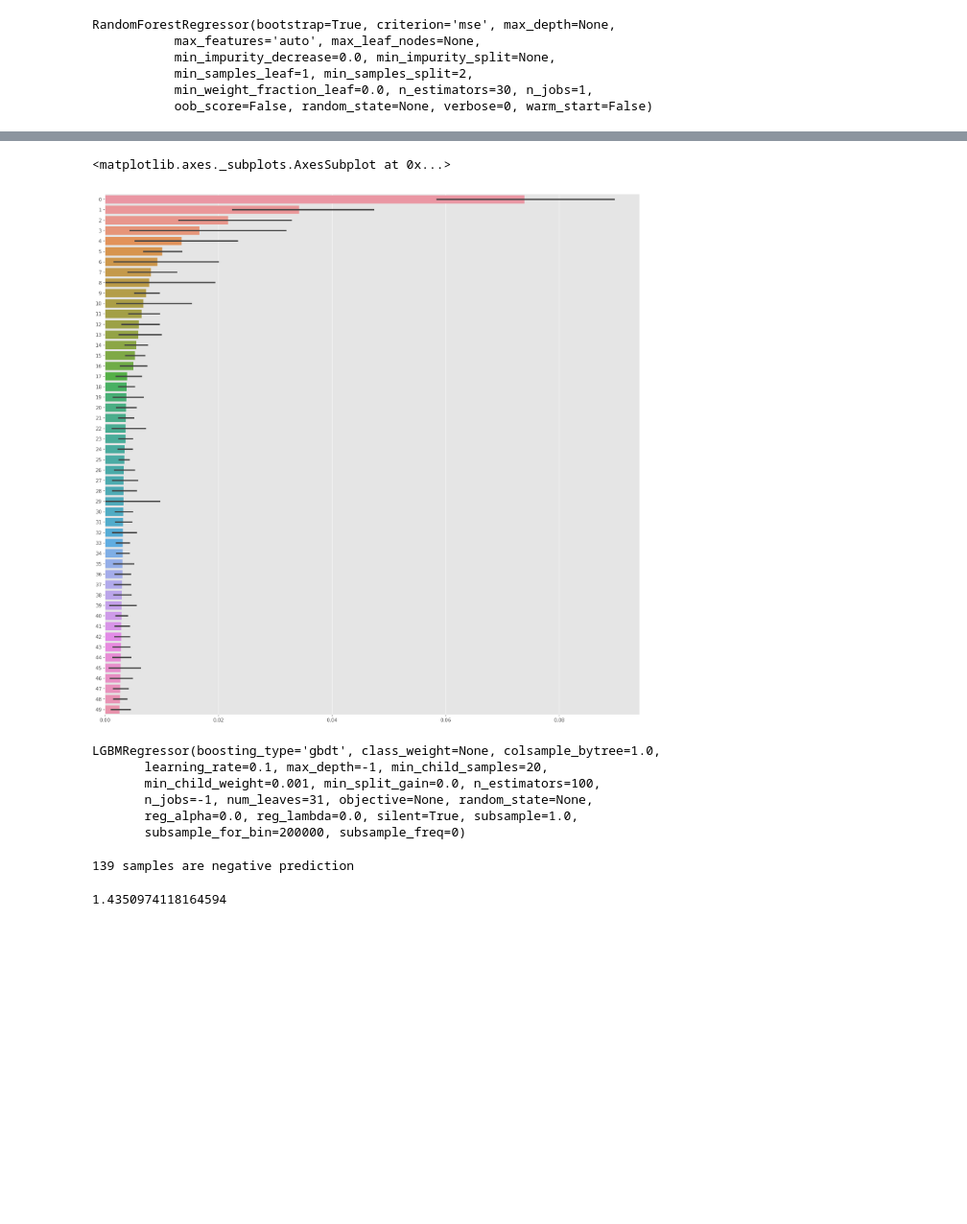
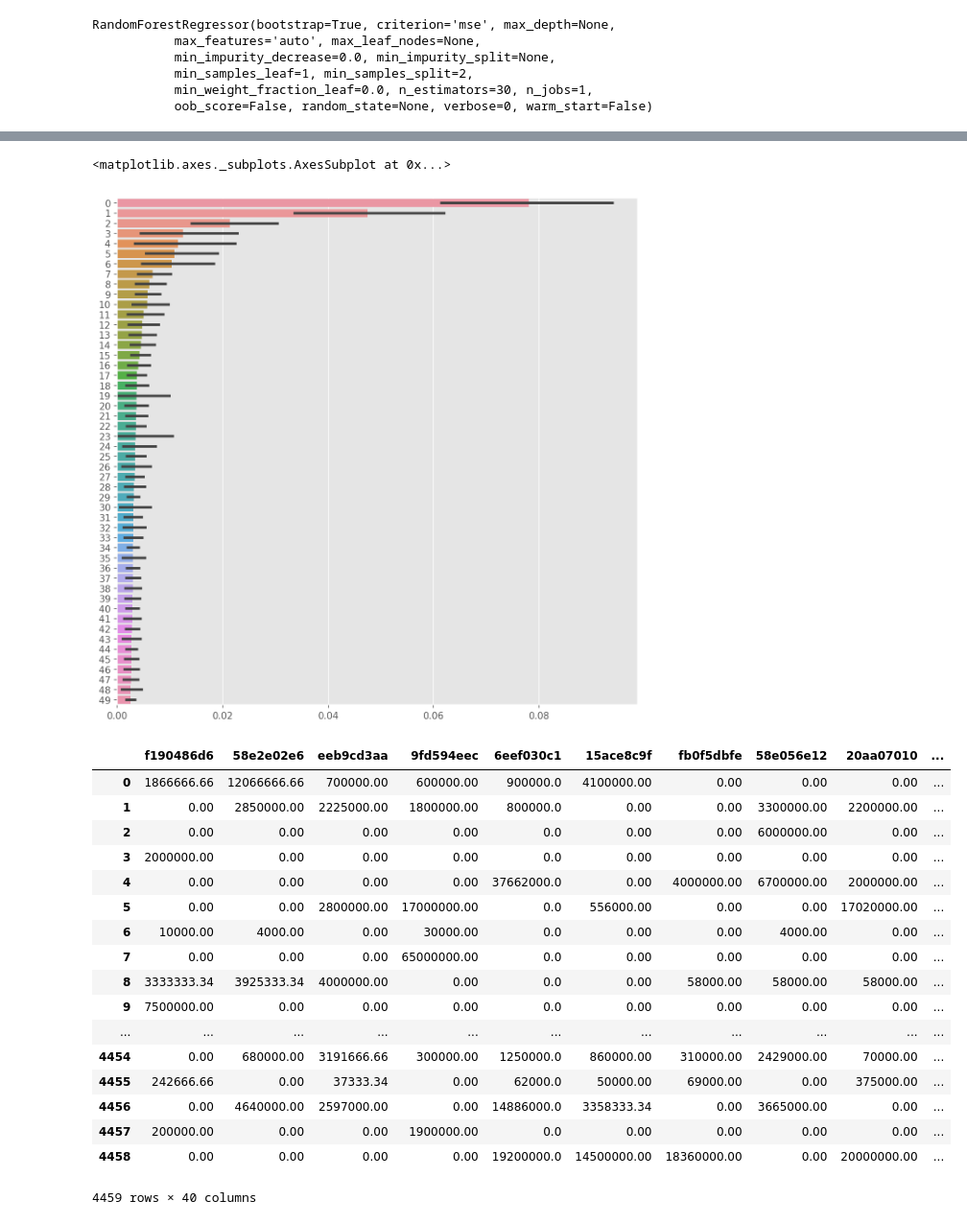
Before and after one commit to minggli/santander-value-prediction, a Jupyter notebook: predict.ipynb, the cells around one changed output, grey strips where cells are left out. Shown at 96% size. Saved outputs shown, nothing was run; the diff lists cells and outputs as text; code cells hidden in the pictures; blank space fills up the shorter version.

```diff
--- a/predict.ipynb
+++ b/predict.ipynb
@@ -105,22 +121,40 @@ sns.lineplot(data=np.cumsum(sorted_feat_importance)[:2000])
 # %%
-sns.barplot(data=sample_means[:, feat_indice][:, :50], ci=95, orient='h')
+sns.barplot(data=sample_means[:, feat_indice[:50]], ci=95, orient='h')
 # %% [output]
 <matplotlib.axes._subplots.AxesSubplot at 0x...>
-[figure, old version]
+[figure, new version]
-# %%
-X = X.iloc[:, feat_indice[:1500]]
-# %%
-gbt = LGBMRegressor(n_estimators=100)
-gbt.fit(X, y)
-# %% [output]
-LGBMRegressor(boosting_type='gbdt', class_weight=None, colsample_bytree=1.0,
-       learning_rate=0.1, max_depth=-1, min_child_samples=20,
-       min_child_weight=0.001, min_split_gain=0.0, n_estimators=100,
-       n_jobs=-1, num_leaves=31, objective=None, random_state=None,
-       reg_alpha=0.0, reg_lambda=0.0, silent=True, subsample=1.0,
-       subsample_for_bin=200000, subsample_freq=0)
-# %%
-rmsle(gbt.predict(X), y)
-# %% [output]
-139 samples are negative prediction
-1.4350974118164594
+# %%
+selected_features = [
+    'f190486d6', '58e2e02e6', 'eeb9cd3aa', '9fd594eec', '6eef030c1',
+    '15ace8c9f', 'fb0f5dbfe', '58e056e12', '20aa07010', '024c577b9',
+    'd6bb78916', 'b43a7cfd5', '58232a6fb', '1702b5bf0', '324921c7b',
+    '62e59a501', '2ec5b290f', '241f0f867', 'fb49e4212', '66ace2992',
+    'f74e8f13d', '5c6487af1', '963a49cdc', '26fc93eb7', '1931ccfdd',
+    '703885424', '70feb1494', '491b9ee45', '23310aa6f', 'e176a204a',
+    '6619d81fc', '1db387535', 'fc99f9426', '91f701ba2', '0572565c2',
+    '190db8488', 'adb64ff71', 'c47340d97', 'c5a231d81', '0ff32eb98'
+]
+# %%
+X_reduced = X[selected_features]
+X_derived = compute_feature(X_reduced.replace(0, np.nan), ['std', 'mean', 'skew', 'kurtosis', 'sum', 'count'])
+# %%
+X_reduced
+# %% [output]
+|  | f190486d6 | 58e2e02e6 | eeb9cd3aa | 9fd594eec | 6eef030c1 | 15ace8c9f | fb0f5dbfe | 58e056e12 | 20aa07010 | ... |
+| 0 | 1866666.66 | 12066666.66 | 700000.00 | 600000.00 | 900000.0 | 4100000.00 | 0.00 | 0.00 | 0.00 | ... |
+| 1 | 0.00 | 2850000.00 | 2225000.00 | 1800000.00 | 800000.0 | 0.00 | 0.00 | 3300000.00 | 2200000.00 | ... |
+| 2 | 0.00 | 0.00 | 0.00 | 0.00 | 0.0 | 0.00 | 0.00 | 6000000.00 | 0.00 | ... |
+| 3 | 2000000.00 | 0.00 | 0.00 | 0.00 | 0.0 | 0.00 | 0.00 | 0.00 | 0.00 | ... |
+| 4 | 0.00 | 0.00 | 0.00 | 0.00 | 37662000.0 | 0.00 | 4000000.00 | 6700000.00 | 2000000.00 | ... |
+| 5 | 0.00 | 0.00 | 2800000.00 | 17000000.00 | 0.0 | 556000.00 | 0.00 | 0.00 | 17020000.00 | ... |
+| 6 | 10000.00 | 4000.00 | 0.00 | 30000.00 | 0.0 | 0.00 | 0.00 | 4000.00 | 0.00 | ... |
+| 7 | 0.00 | 0.00 | 0.00 | 65000000.00 | 0.0 | 0.00 | 0.00 | 0.00 | 0.00 | ... |
+| 8 | 3333333.34 | 3925333.34 | 4000000.00 | 0.00 | 0.0 | 0.00 | 58000.00 | 58000.00 | 58000.00 | ... |
+| 9 | 7500000.00 | 0.00 | 0.00 | 0.00 | 0.0 | 0.00 | 0.00 | 0.00 | 0.00 | ... |
+| ... | ... | ... | ... | ... | ... | ... | ... | ... | ... | ... |
+| 4454 | 0.00 | 680000.00 | 3191666.66 | 300000.00 | 1250000.0 | 860000.00 | 310000.00 | 2429000.00 | 70000.00 | ... |
+| 4455 | 242666.66 | 0.00 | 37333.34 | 0.00 | 62000.0 | 50000.00 | 69000.00 | 0.00 | 375000.00 | ... |
+| 4456 | 0.00 | 4640000.00 | 2597000.00 | 0.00 | 14886000.0 | 3358333.34 | 0.00 | 3665000.00 | 0.00 | ... |
+| 4457 | 200000.00 | 0.00 | 0.00 | 1900000.00 | 0.0 | 0.00 | 0.00 | 0.00 | 0.00 | ... |
+| 4458 | 0.00 | 0.00 | 0.00 | 0.00 | 19200000.0 | 14500000.00 | 18360000.00 | 0.00 | 20000000.00 | ... |
+4459 rows × 40 columns
```
Also changed, not shown: parts of 28 cells of this notebook.
